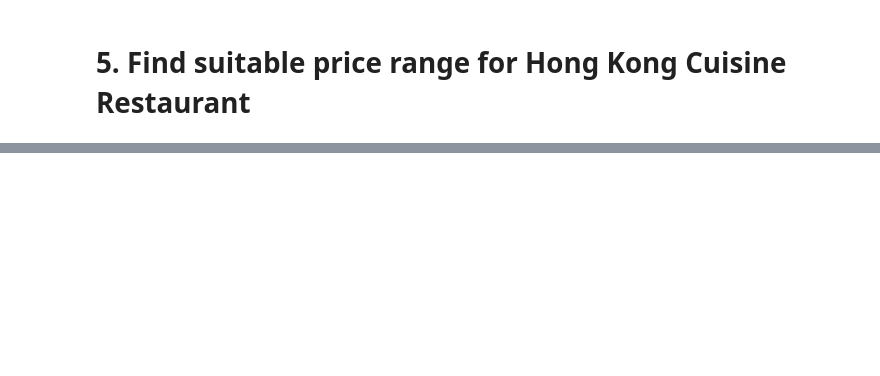
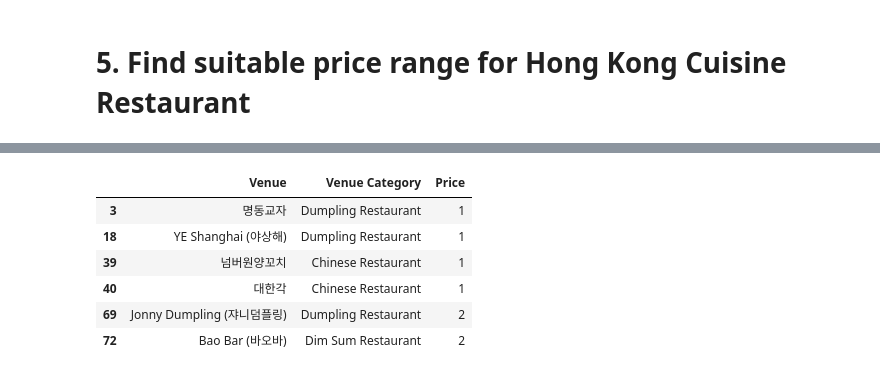
Before and after one commit to angelmarine/Coursera_Capstone, a Jupyter notebook: Restaurant_Recommendation.ipynb, the cells around one changed output, grey strips where cells are left out. Cells and saved outputs as stored; diff of their text form; code cells hidden in the pictures; blank space fills up the shorter version.

```diff
--- a/Restaurant_Recommendation.ipynb
+++ b/Restaurant_Recommendation.ipynb
@@ -500,0 +492,10 @@ hk
+# %%
+hk[['Venue','Venue Category', 'Price']]
+# %% [output]
+|  | Venue | Venue Category | Price |
+| 3 | 명동교자 | Dumpling Restaurant | 1 |
+| 18 | YE Shanghai (야상해) | Dumpling Restaurant | 1 |
+| 39 | 넘버원양꼬치 | Chinese Restaurant | 1 |
+| 40 | 대한각 | Chinese Restaurant | 1 |
+| 69 | Jonny Dumpling (쟈니덤플링) | Dumpling Restaurant | 2 |
+| 72 | Bao Bar (바오바) | Dim Sum Restaurant | 2 |
```
Also changed, not shown: parts of 1 cell of this notebook, 2 other files.
